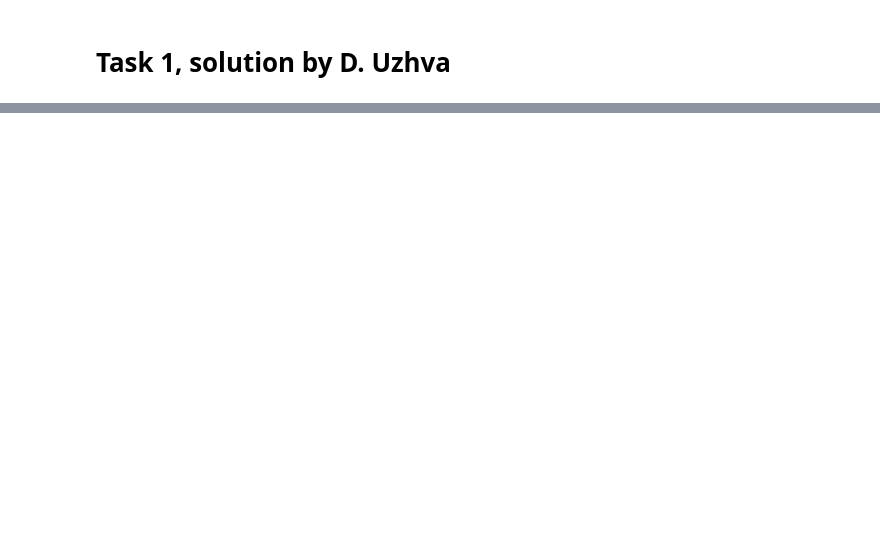
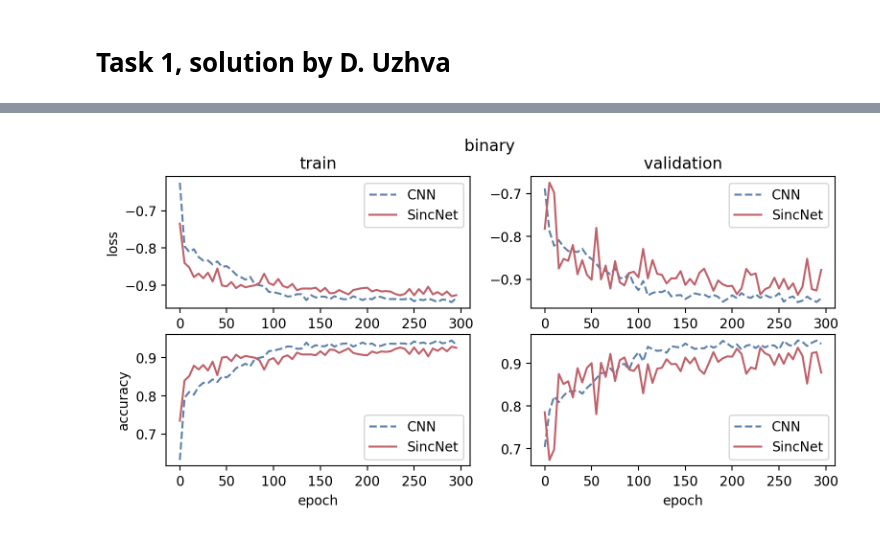
Before and after one commit to denisuzhva/vk_appres_tasks, a Jupyter notebook: task1/report.ipynb, the cells around one changed output, grey strips where cells are left out. Drawn from its saved outputs; the diff is of its cells as text; code cells hidden in the pictures; blank space fills up the shorter version.

```diff
--- a/task1/report.ipynb
+++ b/task1/report.ipynb
@@ -95,0 +163,6 @@ It is clear that SincNet is indeed faster than a corresponding CNN.
+# %%
+# Binary
+n_classes = 2
+plot_cnn_sincnet(dfs, epochs, n_classes)
+# %% [output]
+[figure, added]
```
Also changed, not shown: parts of 9 cells of this notebook, 8 other files.
